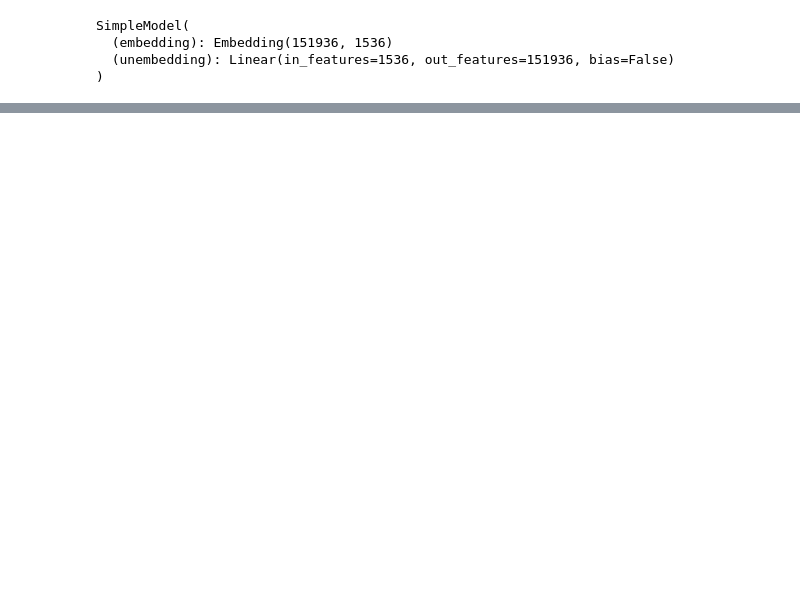
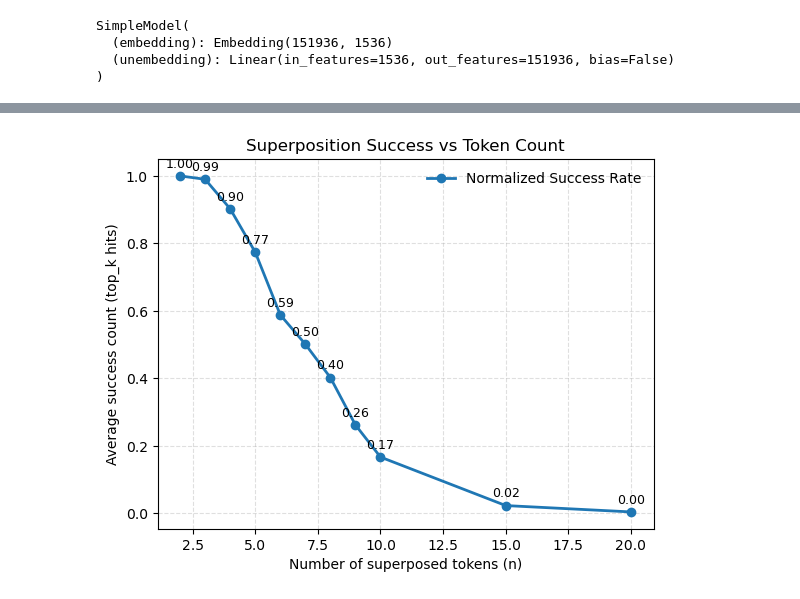
Before and after one commit to edmand88/superposition-in-continuous-chain-of-thought, a Jupyter notebook: experiment_a.ipynb, the cells around one changed output, grey strips where cells are left out. Drawn from its saved outputs; the diff is of its cells as text; code cells hidden in the pictures; blank space fills up the shorter version.

```diff
--- a/experiment_a.ipynb
+++ b/experiment_a.ipynb
@@ -47,0 +66,8 @@ plt.show()
+# %%
+all_words = animals + colors + verbs + geo_objects + body_parts + adjectives + pronouns + p_cs
+res_all_words = test_combinations(all_words, model, tokenizer, n_values=[2,3,4,5,6,7,8,9,10,15,20], num_trials=100, top_k=30)
+normalized = {n: val/n for n, val in res_all_words.items()}
+plot_results(normalized, title="Normalized Success Rate")
+plt.show()
+# %% [output]
+[figure, added]
```
Also changed, not shown: parts of 4 cells of this notebook, 2 other files.
